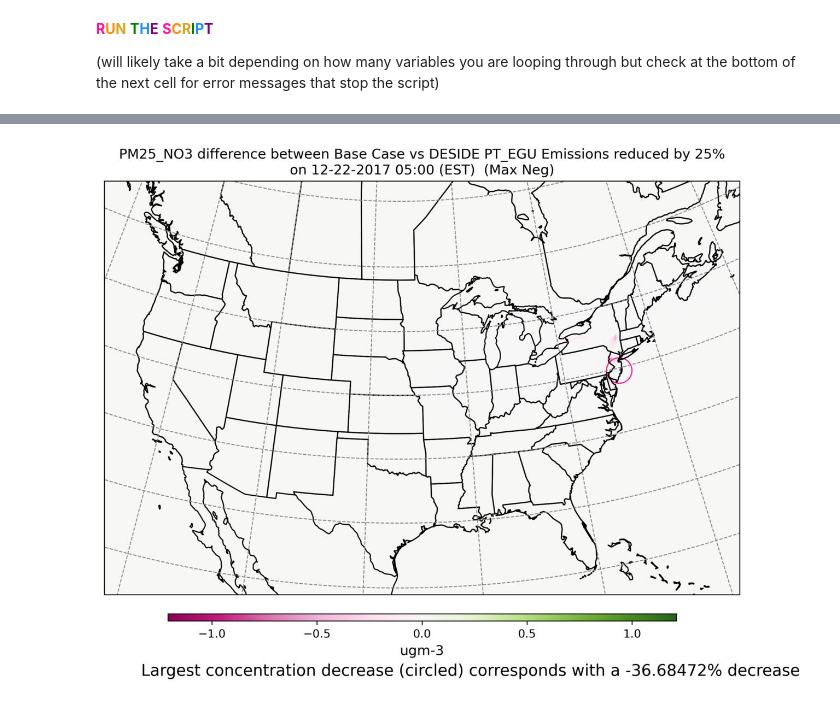
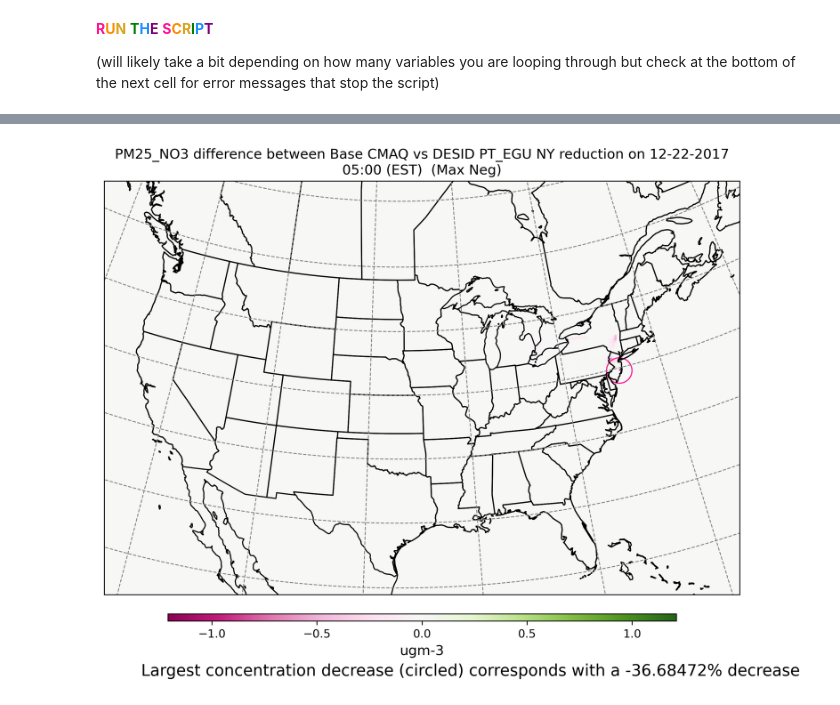
Before and after one commit to CMASCenter/pcluster-cmaq, a Jupyter notebook: qa_scripts/workshop/Spatial_Plots_of_Max_Conc_Differences.ipynb, the cells around one changed output, grey strips where cells are left out. Drawn from its saved outputs; the diff is of its cells as text; code cells hidden in the pictures.

```diff
--- a/qa_scripts/workshop/Spatial_Plots_of_Max_Conc_Differences.ipynb
+++ b/qa_scripts/workshop/Spatial_Plots_of_Max_Conc_Differences.ipynb
@@ -531,5 +530,5 @@ ValueError: setting an array element with a sequence. The requested array has an
 # %%
 from IPython.display import Image
-Image(filename='/fsx/data/output/desid_emis_red_images/PM25_NO3_difference_between_Base_Case_vs_DESIDE_PT_EGU_Emissions_reduced_by_25%_on_12-22-2017_05.jpg')
+Image(filename='/fsx/data/output/desid_emis_red_images_new/PM25_NO3_difference_between_Base_CMAQ_vs_DESID_PT_EGU_NY_Emissions_reduction_on_12-22-2017_05.png')
 # %% [output]
-[figure, old version]
+[figure, new version]
```
Also changed, not shown: parts of 7 cells of this notebook, 4 other files.
